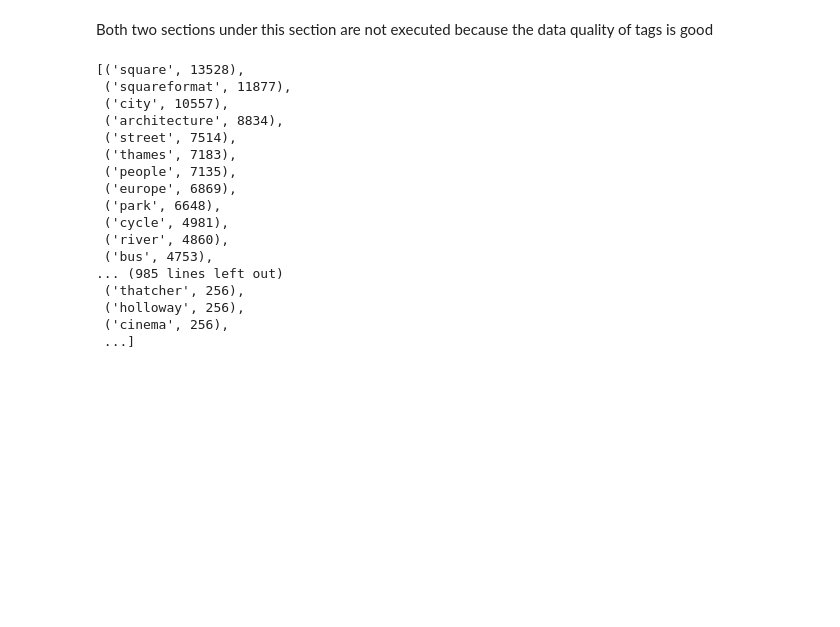
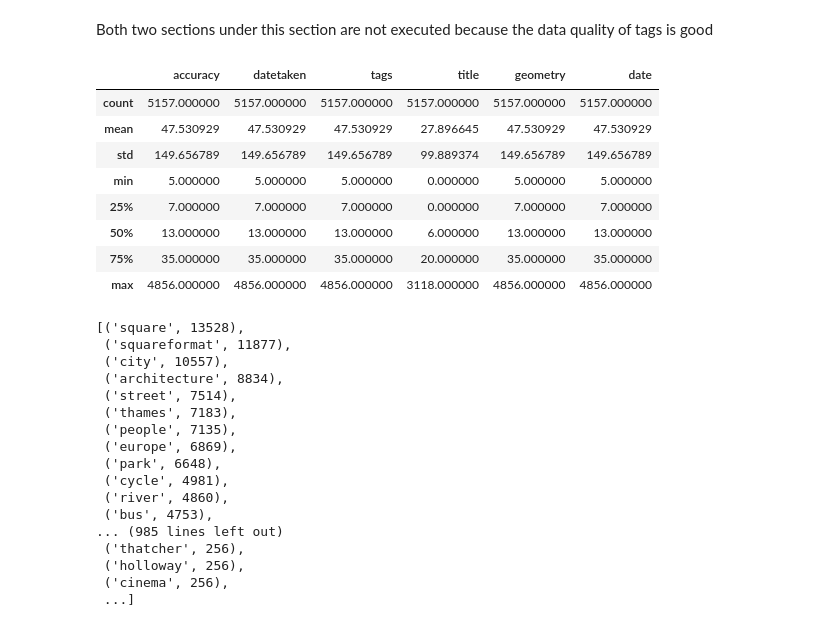
Before and after one commit to leyixu21/Semantic-Trajectory, a Jupyter notebook: clean_flickr_data.ipynb, the cells around one changed output. Saved outputs shown, nothing was run; the diff lists cells and outputs as text; code cells hidden in the pictures; blank space fills up the shorter version.

```diff
--- a/clean_flickr_data.ipynb
+++ b/clean_flickr_data.ipynb
@@ -281,6 +281,18 @@ tags_count = Counter(tags)
 
 # get the list of unique tags
 tags_unique = list(tags_count.keys())
+# %%
+gdf_gb_users.count().describe()
+# %% [output]
+|  | accuracy | datetaken | tags | title | geometry | date |
+| count | 5157.000000 | 5157.000000 | 5157.000000 | 5157.000000 | 5157.000000 | 5157.000000 |
+| mean | 47.530929 | 47.530929 | 47.530929 | 27.896645 | 47.530929 | 47.530929 |
+| std | 149.656789 | 149.656789 | 149.656789 | 99.889374 | 149.656789 | 149.656789 |
+| min | 5.000000 | 5.000000 | 5.000000 | 0.000000 | 5.000000 | 5.000000 |
+| 25% | 7.000000 | 7.000000 | 7.000000 | 0.000000 | 7.000000 | 7.000000 |
+| 50% | 13.000000 | 13.000000 | 13.000000 | 6.000000 | 13.000000 | 13.000000 |
+| 75% | 35.000000 | 35.000000 | 35.000000 | 20.000000 | 35.000000 | 35.000000 |
+| max | 4856.000000 | 4856.000000 | 4856.000000 | 3118.000000 | 4856.000000 | 4856.000000 |
 # %%
 tags_count.most_common()
 # %% [output]
```
Also changed, not shown: parts of 14 cells of this notebook.
